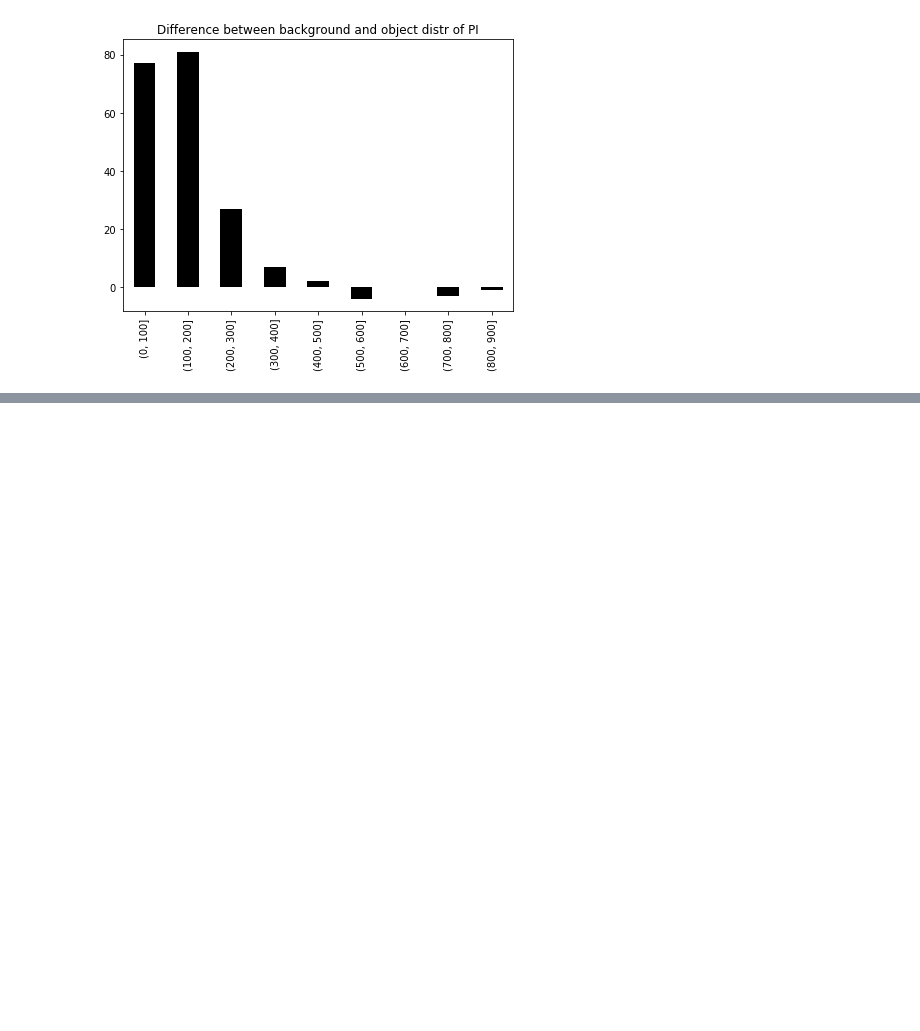
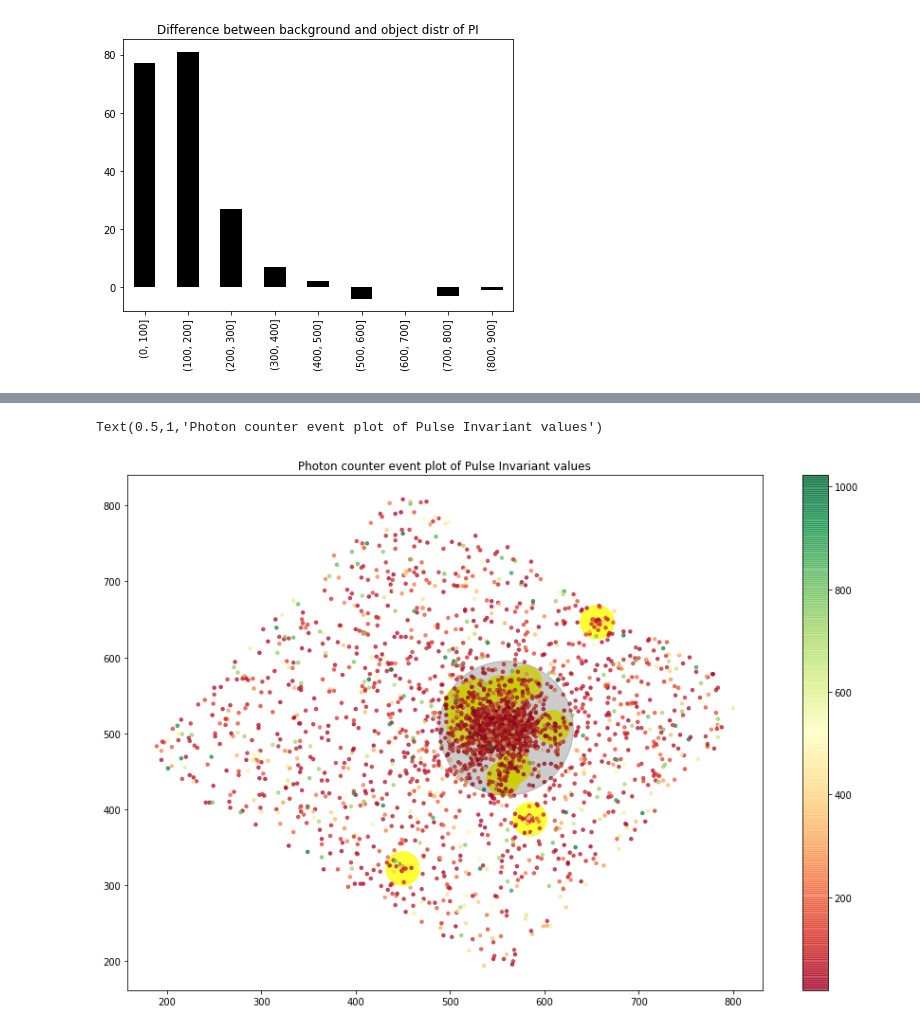
Before and after one commit to Guitlle/Astronomy-notebooks, a Jupyter notebook: AGNs/Exploring Swift x-ray data of PG1553+113.ipynb, the cells around one changed output, grey strips where cells are left out. Cells and saved outputs as stored; diff of their text form; code cells hidden in the pictures; blank space fills up the shorter version.

```diff
--- a/AGNs/Exploring Swift x-ray data of PG1553+113.ipynb
+++ b/AGNs/Exploring Swift x-ray data of PG1553+113.ipynb
@@ -314,0 +361,8 @@ array([<matplotlib.axes._subplots.AxesSubplot object at 0x...>,
+# %%
+def convert_radec_to_pixels(impc, ra, dec):
+    ra0, rat, x0 = (impc[0].header["CRVAL1"], impc[0].header["CDELT1"], impc[0].header["CRPIX1"])
+    dec0, dect, y0 = (impc[0].header["CRVAL2"], impc[0].header["CDELT2"], impc[0].header["CRPIX2"])
+    return ((ra-ra0)/rat + x0, (dec-dec0)/dect + y0)
+print("Object coordinates: ", apr06impc[0].header["DEC_OBJ"], apr06impc[0].header["RA_OBJ"])
+apr06_obj_coords = convert_radec_to_pixels(apr06impc, apr06impc[0].header["RA_OBJ"], apr06impc[0].header["DEC_OBJ"])
+print("Object pixel coords: ", apr06_obj_coords)
@@ -314,0 +376,14 @@ array([<matplotlib.axes._subplots.AxesSubplot object at 0x...>,
+# %%
+# There are 6 intervals of good times... odd (?)
+apr06pc_ev = pd.DataFrame(data = apr06pc[1].data.tolist(), columns = apr06pc[1].data.names)
+# %%
+mlp.rcParams["figure.figsize"] = (15,10)
+plt.scatter(apr06impc[2].data.X, apr06impc[2].data.Y, 3.14 * 20**2, "yellow", alpha = 0.8, label="Sources")
+plt.scatter(apr06pc_ev.X, apr06pc_ev.Y, 12,
+            c = apr06pc_ev.PI, cmap="RdYlGn", alpha = 0.7 )
+plt.colorbar()
+plt.scatter(apr06_obj_coords[0], apr06_obj_coords[1], 3.14 * 80**2, "black", alpha = 0.2, label="Object")
+plt.title("Photon counter event plot of Pulse Invariant values")
+# %% [output]
+Text(0.5,1,'Photon counter event plot of Pulse Invariant values')
+[figure, added]
```
Also changed, not shown: parts of 17 cells of this notebook.
